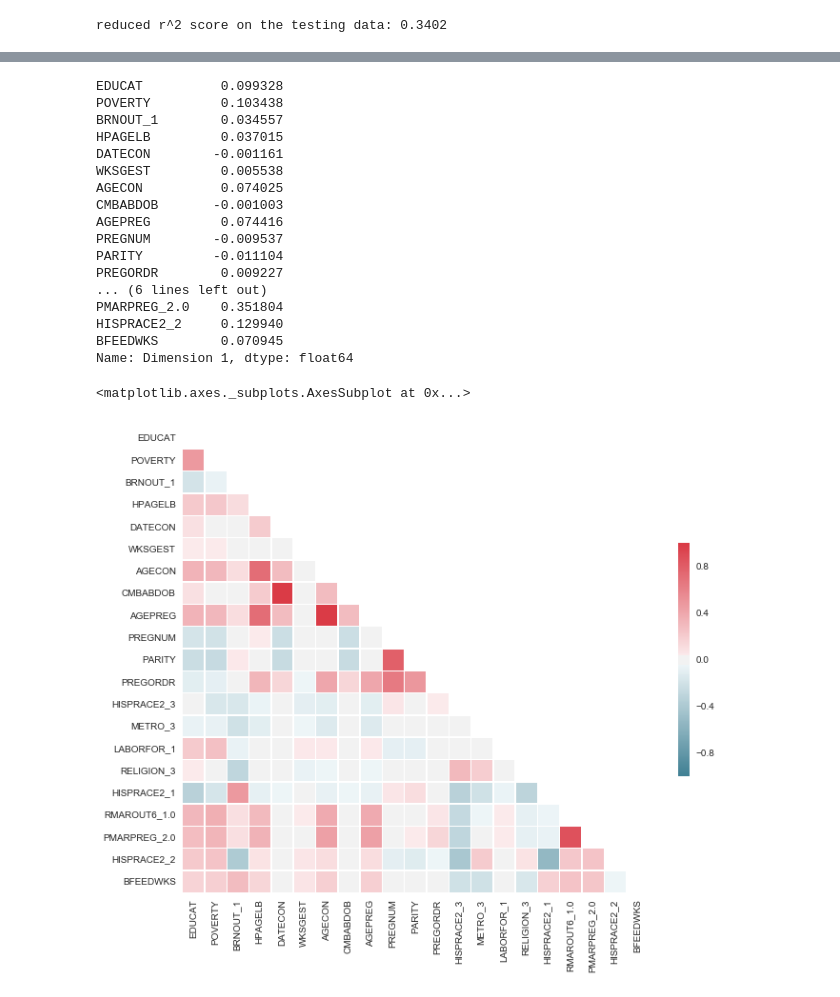
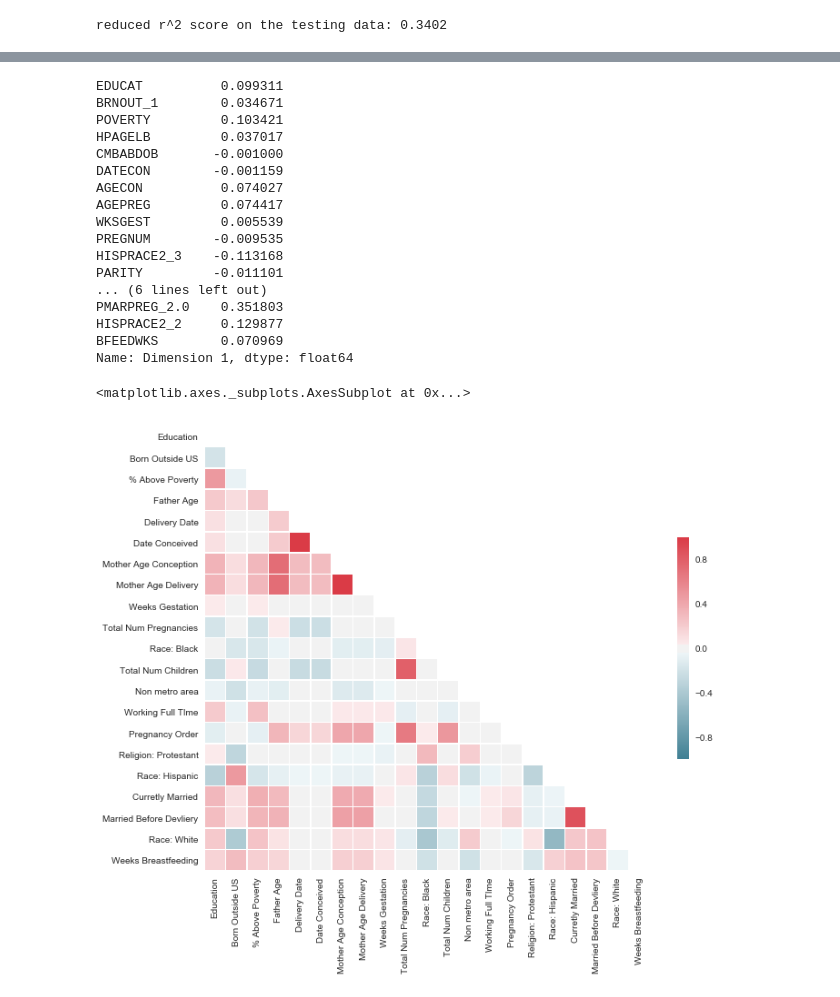
Before and after one commit to imLissy/machine-learning, a Jupyter notebook: projects/capstone/capstone.ipynb, the cells around one changed output, grey strips where cells are left out. Saved outputs shown, nothing was run; the diff lists cells and outputs as text; code cells hidden in the pictures.

```diff
--- a/projects/capstone/capstone.ipynb
+++ b/projects/capstone/capstone.ipynb
@@ -101,6 +101,8 @@ myfile = myfile[myfile.BPA_BDSCHECK1 == 0]
 #fill "not ascertained, refused, don't know answers with mean
 myfile.loc[myfile['CMBABDOB'] >= 9997, 'CMBABDOB'] = myfile.CMBABDOB.mean()
 myfile.loc[myfile['HPAGELB'] >= 98, 'HPAGELB'] = myfile.HPAGELB.mean()
+#fill 4 "refused" answers with no
+myfile.loc[myfile['BRNOUT'] == 8, 'BRNOUT'] = 5
 # %%
 import seaborn as sns
 import matplotlib.pyplot as plt
@@ -163,16 +168,18 @@ discrete = ['PREGEND1', 'BABYSEX1', 'COHPBEG', 'COHPEND', 'PMARPREG',
             'RMAROUT6', 'RMARCON6', 'PAYDELIV', 'LBW1',
             'HISPRACE2','CURR_INS','PUBASSIS','LABORFOR',
            'RELIGION','METRO','BRNOUT']
+#apply logorithmic function to continuous features to reduce extremes
 df[continuous] = df[continuous].apply(lambda x: np.log(x + 1))
 scaler = MinMaxScaler(feature_range=(0, 1))
 #scale continuous features
-df[continuous] = scaler.fit_transform(df[continuous])
+scaler.fit(df[continuous])
+df[continuous] = scaler.transform(df[continuous])
 #one hot encode discrete features
 df = pd.get_dummies(df, columns=discrete)
 for feature in df.keys():
     print df[feature].value_counts(dropna=False)
     print df[feature].describe()
-#drop the column we're trying to predict
+#create labels
 labels = df['BFEEDWKS']
 #df = df.drop('BFEEDWKS', axis = 1)
 # %% [output]
@@ -355,11 +397,11 @@ reduced r^2 score on the testing data: 0.3402
 # %%
 
-pca_results_reduced = pd.DataFrame(pca_results, columns = ['EDUCAT', 'POVERTY', 'BRNOUT_1', 'HPAGELB', 'DATECON', 'WKSGEST',
-       'AGECON', 'CMBABDOB', 'AGEPREG', 'PREGNUM', 'PARITY', 'PREGORDR',
-       'HISPRACE2_3', 'METRO_3', 'LABORFOR_1', 'RELIGION_3', 'HISPRACE2_1',
+pca_results_reduced = pd.DataFrame(pca_results, columns = ['EDUCAT', 'BRNOUT_1', 'POVERTY', 'HPAGELB', 'CMBABDOB', 'DATECON',
+       'AGECON', 'AGEPREG', 'WKSGEST', 'PREGNUM', 'HISPRACE2_3', 'PARITY',
+       'METRO_3', 'LABORFOR_1', 'PREGORDR', 'RELIGION_3', 'HISPRACE2_1',
        'RMAROUT6_1.0', 'PMARPREG_2.0', 'HISPRACE2_2', 'BFEEDWKS'])
-myfile_reduced = pd.DataFrame(df, columns = ['EDUCAT', 'POVERTY', 'BRNOUT_1', 'HPAGELB', 'DATECON', 'WKSGEST',
-       'AGECON', 'CMBABDOB', 'AGEPREG', 'PREGNUM', 'PARITY', 'PREGORDR',
-       'HISPRACE2_3', 'METRO_3', 'LABORFOR_1','RELIGION_3', 'HISPRACE2_1',
+myfile_reduced = pd.DataFrame(df, columns = ['EDUCAT', 'BRNOUT_1', 'POVERTY', 'HPAGELB', 'CMBABDOB', 'DATECON',
+       'AGECON', 'AGEPREG', 'WKSGEST', 'PREGNUM', 'HISPRACE2_3', 'PARITY',
+       'METRO_3', 'LABORFOR_1', 'PREGORDR', 'RELIGION_3', 'HISPRACE2_1',
        'RMAROUT6_1.0', 'PMARPREG_2.0', 'HISPRACE2_2', 'BFEEDWKS'])
-print (pca_results_reduced)
+#print (pca_results_reduced)
@@ -384,40 +408,44 @@ Dimension 15     -0.013130     -0.087862     0.060955  0.057389
 # %%
 pca_results_reduced.loc['Dimension 1']
 # %% [output]
-EDUCAT          0.099328
-POVERTY         0.103438
-BRNOUT_1        0.034557
-HPAGELB         0.037015
-DATECON        -0.001161
-WKSGEST         0.005538
-AGECON          0.074025
-CMBABDOB       -0.001003
-AGEPREG         0.074416
-PREGNUM        -0.009537
-PARITY         -0.011104
-PREGORDR        0.009227
+EDUCAT          0.099311
+BRNOUT_1        0.034671
+POVERTY         0.103421
+HPAGELB         0.037017
+CMBABDOB       -0.001000
+DATECON        -0.001159
+AGECON          0.074027
+AGEPREG         0.074417
+WKSGEST         0.005539
+PREGNUM        -0.009535
+HISPRACE2_3    -0.113168
+PARITY         -0.011101
 ... (6 lines left out)
-PMARPREG_2.0    0.351804
-HISPRACE2_2     0.129940
-BFEEDWKS        0.070945
+PMARPREG_2.0    0.351803
+HISPRACE2_2     0.129877
+BFEEDWKS        0.070969
 Name: Dimension 1, dtype: float64
 # %%
+myfile_reduced.columns=['Education', 'Born Outside US', '% Above Poverty', 'Father Age', 'Delivery Date', 'Date Conceived',
+       'Mother Age Conception', 'Mother Age Delivery', 'Weeks Gestation', 'Total Num Pregnancies', 'Race: Black', 'Total Num Children',
+       'Non metro area', 'Working Full TIme', 'Pregnancy Order', 'Religion: Protestant', 'Race: Hispanic',
+       'Currently Married', 'Married Before Devliery', 'Race: White', 'Weeks Breastfeeding']
 # Compute the correlation matrix
 corr = myfile_reduced.corr()
 
 # Generate a mask for the upper triangle
 mask = np.zeros_like(corr, dtype=np.bool)
 mask[np.triu_indices_from(mask)] = True
 
 # Set up the matplotlib figure
 f, ax = plt.subplots(figsize=(11, 9))
 
 # Generate a custom diverging colormap
 cmap = sns.diverging_palette(220, 10, as_cmap=True)
 
 # Draw the heatmap with the mask and correct aspect ratio
 sns.heatmap(corr, mask=mask, cmap=cmap, vmax=1, center=0,
             square=True, linewidths=.5, cbar_kws={"shrink": .5})
 # %% [output]
 <matplotlib.axes._subplots.AxesSubplot at 0x...>
-[figure, old version]
+[figure, new version]
```
Also changed, not shown: parts of 10 cells of this notebook, 1 other file.
